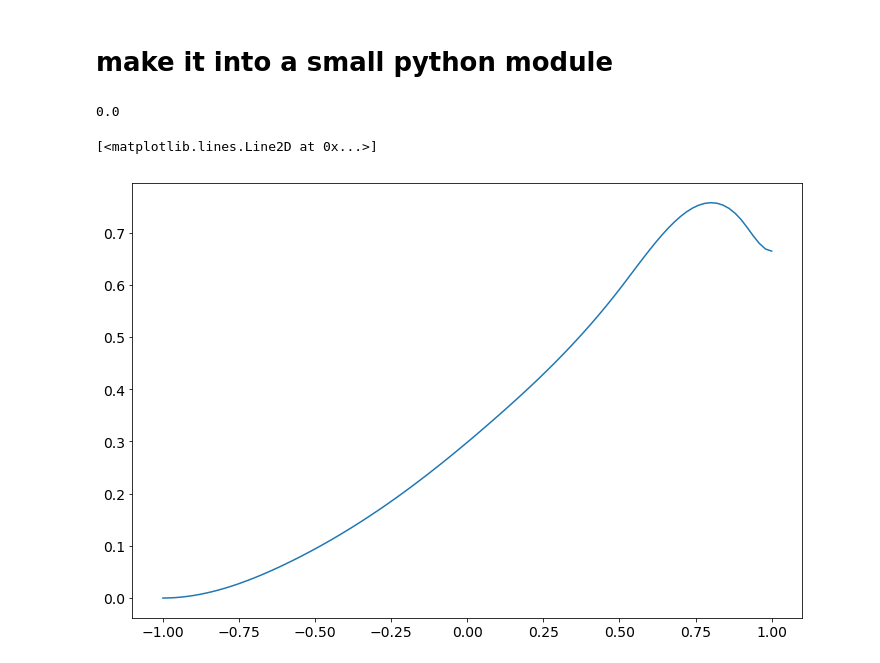
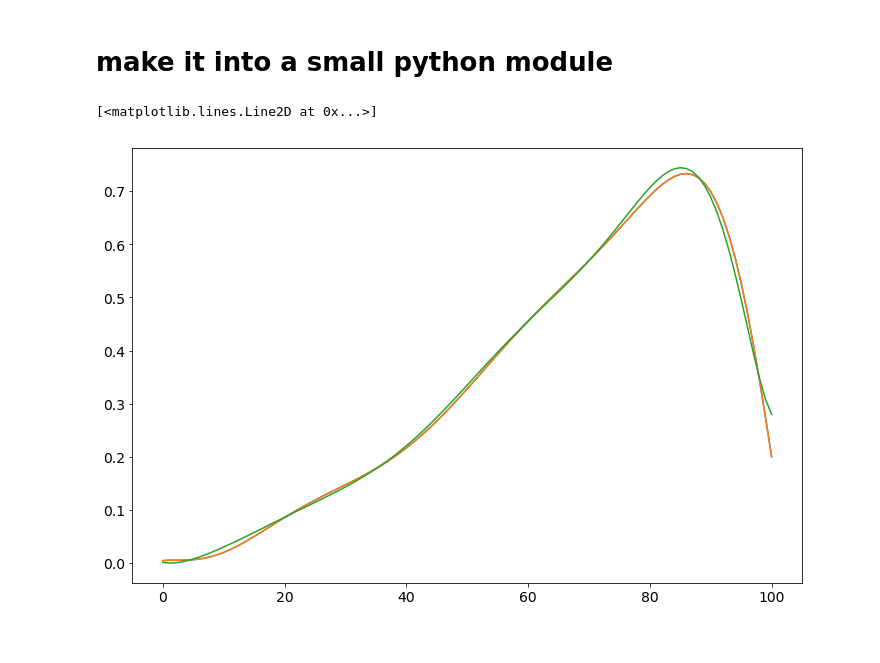
Before and after one commit to icecube/angular_acceptance, a Jupyter notebook: Angular_acceptance.ipynb, the cells around one changed output. Drawn from its saved outputs; the diff is of its cells as text; code cells hidden in the pictures.

Commit message:
return curves as standard icecube polynomials

```diff
--- a/Angular_acceptance.ipynb
+++ b/Angular_acceptance.ipynb
@@ -331,6 +331,7 @@ module_src = '''from __future__ import division
 import numpy as np
 from scipy.integrate import quad
 from scipy.interpolate import make_interp_spline
+from numpy.polynomial import polynomial
 
 # these values are obtained from a fit (explained in https://github.com/philippeller/angular_acceptance/blob/master/Angular_acceptance.ipynb)
 '''
@@ -363,9 +364,26 @@ def ang(params, values):
     out *= 0.68 / norm[0]
     return out
 
+def angsens_poly(params):
+    """
+    Return standard IceCube format
+
+    params : list/array
+        the two parametrrs p0 and p1
+    """
+
+    x = np.linspace(-1,1,101)
+    sampled = ang(params, x)
+    coeffs = np.zeros(12)
+    coeffs[0] = np.max(sampled)
+    coeffs[1:] = polynomial.polyfit(x, sampled, 10)
+    return coeffs
 
 if __name__=='__main__':
-    print ang([0,0], np.linspace(-1,1,11))
+    from sys import argv
+    if len(argv) > 1: p = [float(argv[1]), float(argv[2])]
+    else: p = [0,0]
+    print '\\n'.join([str(a) for a in angsens_poly(p)])
 '''
 
 h = hashlib.md5(module_src)
@@ -378,9 +397,17 @@ from unified_angular_acceptance import ang
-# %%
-ang([0,0], -1)
-# %% [output]
-0.0
-# %%
-plt.plot(xnew, ang([-0.1,0.1], xnew))
-# %% [output]
-[<matplotlib.lines.Line2D at 0x...>]
-[figure, removed]
+# %%
+p = angsens_poly([0.33903877, 0.06282936])
+newf = polynomial.Polynomial(p[1:])
+# %%
+
+with open('/cvmfs/icecube.opensciencegrid.org/py2-v3/Ubuntu_16.04_x86_64/metaprojects/simulation/V06-00-02-RC2/ice-models/resources/models/angsens/as.h2-50cm', 'r') as m:
+    poly = m.readlines()
+    poly = [float(c.strip()) for c in poly]
+# %%
+f = polynomial.Polynomial(poly[1:])
+# %%
+plt.plot(f(np.linspace(-1,1,101)))
+plt.plot(h2_model)
+plt.plot(newf(np.linspace(-1,1,101)))
+# %% [output]
+[<matplotlib.lines.Line2D at 0x...>]
+[figure, added]
```
Also changed, not shown: parts of 3 cells of this notebook, 1 other file.
